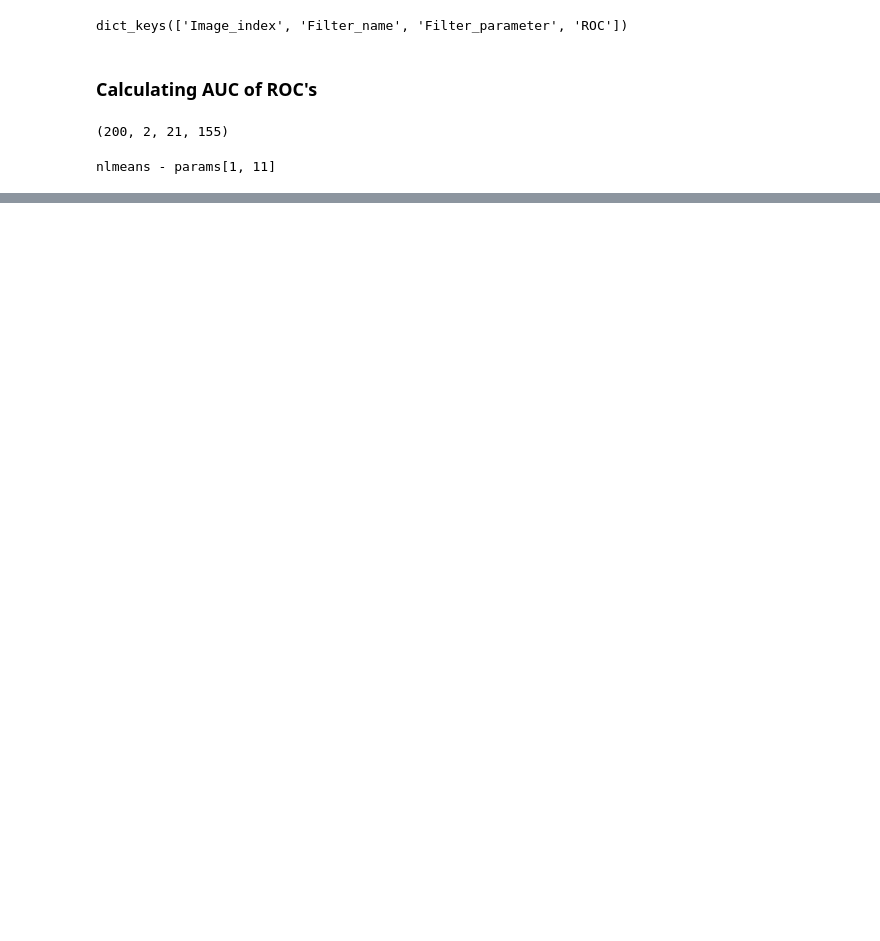
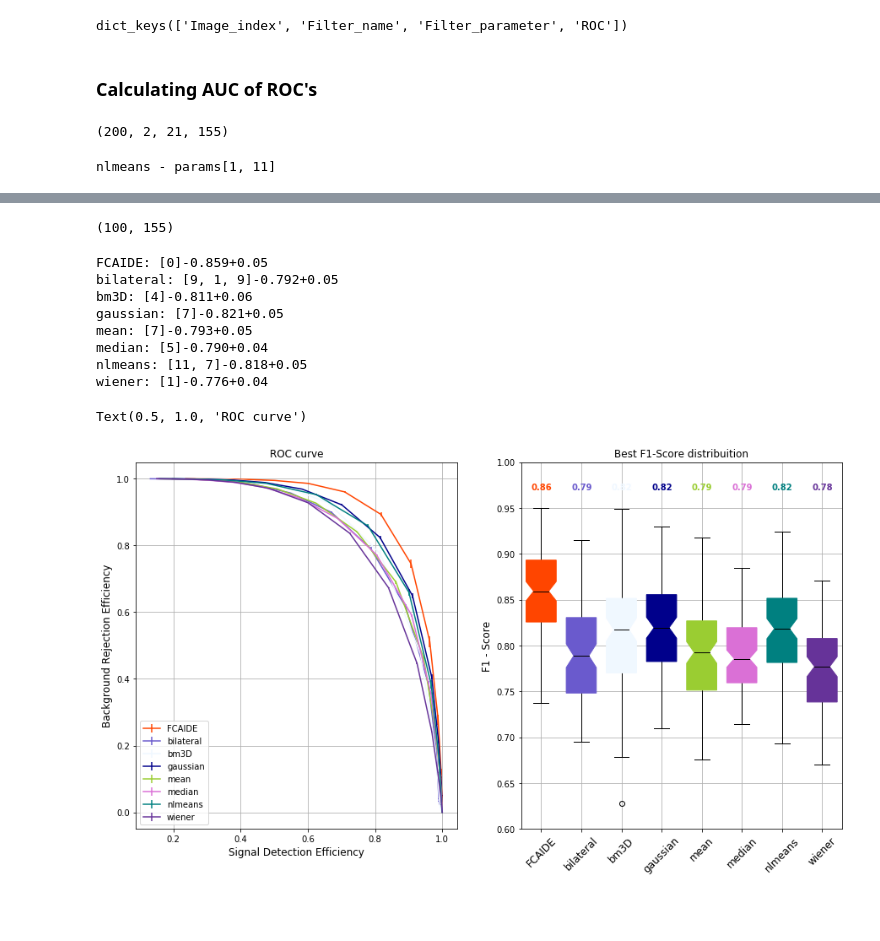
Before and after one commit to Gui1402/filtering_cygnus, a Jupyter notebook: notebooks/new_results.ipynb, the cells around one changed output, grey strips where cells are left out. Drawn from its saved outputs; the diff is of its cells as text; code cells hidden in the pictures; blank space fills up the shorter version.

Commit message:
Some features added
I add the time, energy and signal pixels amount in output parameters in order to do a new presentation of these results

```diff
--- a/notebooks/new_results.ipynb
+++ b/notebooks/new_results.ipynb
@@ -7,3 +8,7 @@ import matplotlib.pyplot as plt
+# %%
+color_names = []
+for j in mcolors.CSS4_COLORS:
+    color_names.append(j)
 # %%
 import json
 
@@ -33,7 +38,7 @@ params = data['Filter_parameter'][0:155]
 # %%
 auc_mean = (abs(np.diff(sg_eff_mean, axis = 0))*bg_eff_mean[1:,:]).sum(axis = 0)
 print(names[auc_mean.argmax()] + ' - ' + 'params' + str(params[auc_mean.argmax()]))
-
-f1_scores = ((2*sg_eff_mean*bg_eff_mean)/(sg_eff_mean+bg_eff_mean)).max(axis=0)
+f1_scores = ((2*sg_eff_mean*bg_eff_mean)/(sg_eff_mean+bg_eff_mean))
+f1_best_scores = f1_scores.max(axis=0)
 # %% [output]
 nlmeans - params[1, 11]
@@ -59,0 +45,63 @@ plt.legend()
+# %%
+f1_scores_all = ((2*sg_eff*bg_eff)/(sg_eff+bg_eff))
+f1_score_best_per_image = f1_scores_all.max(axis=1)
+f1_score_best_per_image.shape
+# %% [output]
+(100, 155)
+# %%
+np.random.seed(3)
+fig,ax = plt.subplots(1,2, figsize=(15,8))
+filter_names = np.unique(names)
+colors_index = np.random.randint(low=0, high=len(color_names), size=len(filter_names))
+for i,filter_name in list(enumerate(filter_names)):
+    index = np.where(filter_name == np.array(names))[0]
+    best_index = index[f1_best_scores[index].argmax()]
+    c = color_names[colors_index[i]]
+    print(filter_name + ': ' + str(params[best_index]) + '-' + str('%.3f'%np.mean(f1_score_best_per_image[:, best_index])) + '+' + str('%.2f'%np.std(f1_score_best_per_image[:, best_index])))
+    ax[0].errorbar(sg_eff_mean[:, best_index],
+                 bg_eff_mean[:, best_index],
+                 yerr = bg_eff_std[:, best_index]/np.sqrt(100),
+                 label = names[best_index],
+                 color = c)
+    ax[1].boxplot(f1_score_best_per_image[:, best_index],
+                  positions = [i],
+                  patch_artist=True,
+                  notch = True,
+                  boxprops=dict(facecolor=c, color=c),
+                  capprops=dict(color='black'),
+                  whiskerprops=dict(color='black'),
+                  flierprops=dict(color='black', markeredgecolor='black'),
+                  medianprops=dict(color='black'),
+                  widths = 0.75)
+    ax[1].text(i-0.25, 0.97,
+               str('%.2f'%np.median(f1_score_best_per_image[:, best_index])),
+               color = c,
+               fontweight = 'black')
+    #ax[1].set_xlim(-0.5, 7.5)
+
+#ax[1].set_xticks(range(0, len(filter_names), filter_names)
+ax[0].set_xlabel('Signal Detection Efficiency', fontsize=12)
+ax[0].set_ylabel('Background Rejection Efficiency', fontsize=12)
+ax[0].grid()
+ax[0].legend()
+ax[1].grid()
+#ax[1].set_xticks(range(0, len(filter_names), list(filter_names)))
+ax[1].set_xticklabels(filter_names,
+                    rotation=45, fontsize=12)
+ax[1].set_ylim(0.6, 1.)
+ax[1].set_ylabel('F1 - Score', fontsize=12)
+ax[1].set_title('Best F1-Score distribuition')
+ax[0].set_title('ROC curve')
+# %% [output]
+FCAIDE: [0]-0.859+0.05
+bilateral: [9, 1, 9]-0.792+0.05
+bm3D: [4]-0.811+0.06
+gaussian: [7]-0.821+0.05
+mean: [7]-0.793+0.05
+median: [5]-0.790+0.04
+nlmeans: [11, 7]-0.818+0.05
+wiener: [1]-0.776+0.04
+Text(0.5, 1.0, 'ROC curve')
+[figure, added]
+# %% [markdown]
+###
```
Also changed, not shown: parts of 2 cells of this notebook, 3 other files.
